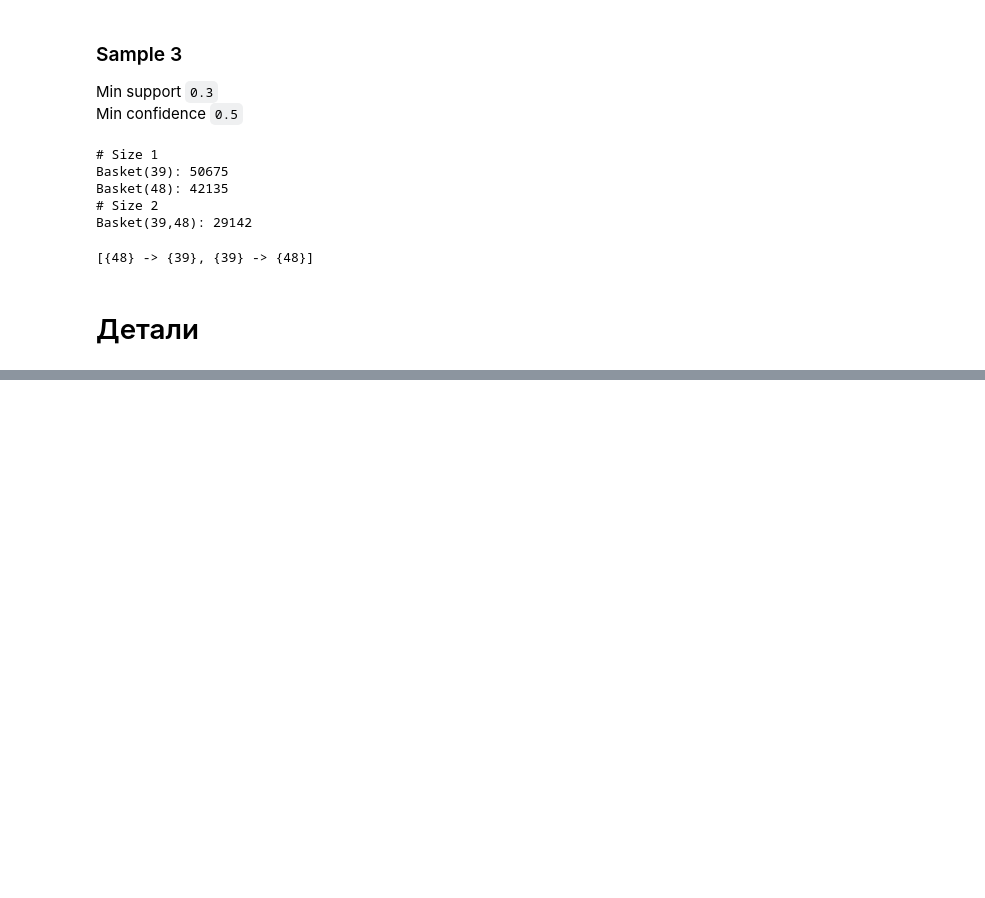
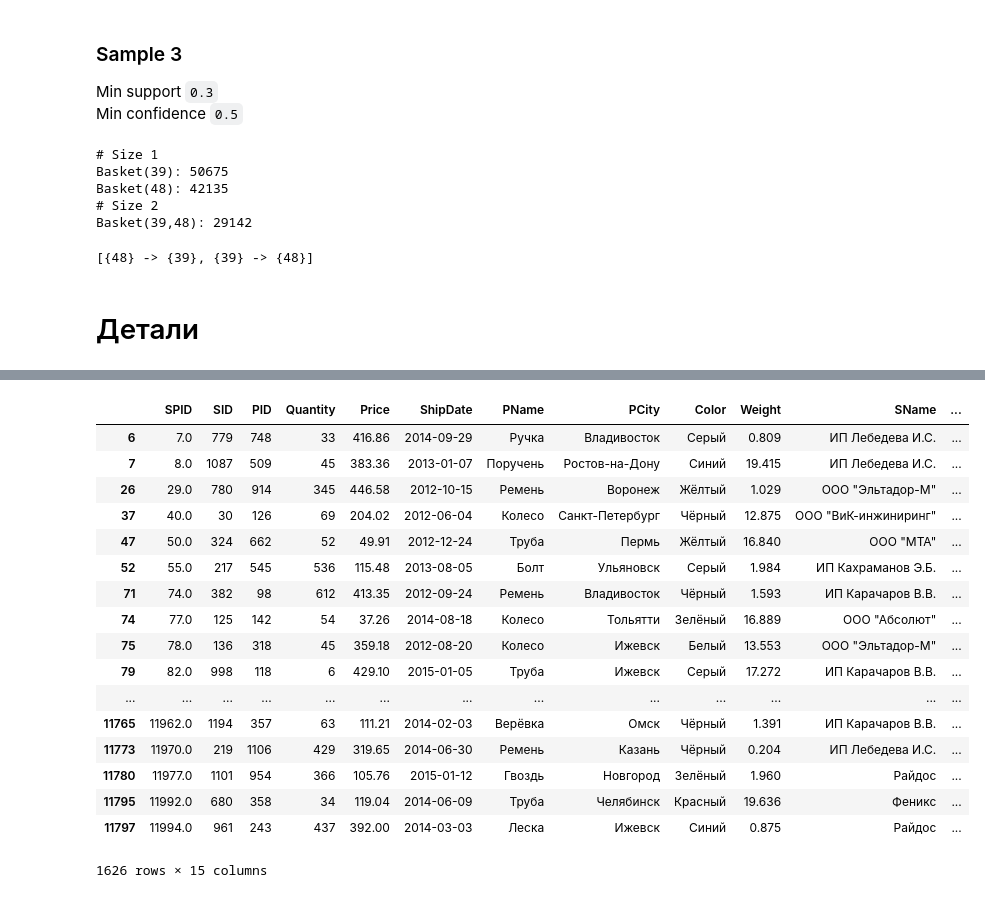
Before and after one commit to eecs-susu/analytical-information-processing, a Jupyter notebook: Pattern Search/pattern-search.ipynb, the cells around one changed output, grey strips where cells are left out. Drawn from its saved outputs; the diff is of its cells as text; code cells hidden in the pictures; blank space fills up the shorter version.

```diff
--- a/Pattern Search/pattern-search.ipynb
+++ b/Pattern Search/pattern-search.ipynb
@@ -218,0 +228,4 @@ rules_20_80
+# %%
+providers = pd.read_csv(files['providers'])
+details = pd.read_csv(files['details'])
+supplies = pd.read_csv(files['supplies'])
@@ -218,0 +241,5 @@ rules_20_80
+# %%
+supplies['ShipDate'] = supplies['ShipDate'].apply(lambda x: datetime.strptime(x, '%Y-%m-%d'))
+# %%
+all_together = supplies.join(details.set_index('PID'), on='PID').join(providers.set_index('SID'), on='SID')
+all_together.T
@@ -218,0 +263,24 @@ rules_20_80
+# %%
+all_together['day_of_week'] = all_together['ShipDate'].apply(lambda x: x.weekday())
+# %%
+supplies_by_weekday = [all_together[all_together['day_of_week'] == day] for day in range(7)]
+supplies_by_weekday[0]
+# %% [output]
+|  | SPID | SID | PID | Quantity | Price | ShipDate | PName | PCity | Color | Weight | SName | ... |
+| 6 | 7.0 | 779 | 748 | 33 | 416.86 | 2014-09-29 | Ручка | Владивосток | Серый | 0.809 | ИП Лебедева И.С. | ... |
+| 7 | 8.0 | 1087 | 509 | 45 | 383.36 | 2013-01-07 | Поручень | Ростов-на-Дону | Синий | 19.415 | ИП Лебедева И.С. | ... |
+| 26 | 29.0 | 780 | 914 | 345 | 446.58 | 2012-10-15 | Ремень | Воронеж | Жёлтый | 1.029 | ООО "Эльтадор-М" | ... |
+| 37 | 40.0 | 30 | 126 | 69 | 204.02 | 2012-06-04 | Колесо | Санкт-Петербург | Чёрный | 12.875 | ООО "ВиК-инжиниринг" | ... |
+| 47 | 50.0 | 324 | 662 | 52 | 49.91 | 2012-12-24 | Труба | Пермь | Жёлтый | 16.840 | ООО "МТА" | ... |
+| 52 | 55.0 | 217 | 545 | 536 | 115.48 | 2013-08-05 | Болт | Ульяновск | Серый | 1.984 | ИП Кахраманов Э.Б. | ... |
+| 71 | 74.0 | 382 | 98 | 612 | 413.35 | 2012-09-24 | Ремень | Владивосток | Чёрный | 1.593 | ИП Карачаров В.В. | ... |
+| 74 | 77.0 | 125 | 142 | 54 | 37.26 | 2014-08-18 | Колесо | Тольятти | Зелёный | 16.889 | ООО "Абсолют" | ... |
+| 75 | 78.0 | 136 | 318 | 45 | 359.18 | 2012-08-20 | Колесо | Ижевск | Белый | 13.553 | ООО "Эльтадор-М" | ... |
+| 79 | 82.0 | 998 | 118 | 6 | 429.10 | 2015-01-05 | Труба | Ижевск | Серый | 17.272 | ИП Карачаров В.В. | ... |
+| ... | ... | ... | ... | ... | ... | ... | ... | ... | ... | ... | ... | ... |
+| 11765 | 11962.0 | 1194 | 357 | 63 | 111.21 | 2014-02-03 | Верёвка | Омск | Чёрный | 1.391 | ИП Карачаров В.В. | ... |
+| 11773 | 11970.0 | 219 | 1106 | 429 | 319.65 | 2014-06-30 | Ремень | Казань | Чёрный | 0.204 | ИП Лебедева И.С. | ... |
+| 11780 | 11977.0 | 1101 | 954 | 366 | 105.76 | 2015-01-12 | Гвоздь | Новгород | Зелёный | 1.960 | Райдос | ... |
+| 11795 | 11992.0 | 680 | 358 | 34 | 119.04 | 2014-06-09 | Труба | Челябинск | Красный | 19.636 | Феникс | ... |
+| 11797 | 11994.0 | 961 | 243 | 437 | 392.00 | 2014-03-03 | Леска | Ижевск | Синий | 0.875 | Райдос | ... |
+1626 rows × 15 columns
```
Also changed, not shown: parts of 12 cells of this notebook, 3 other files.
